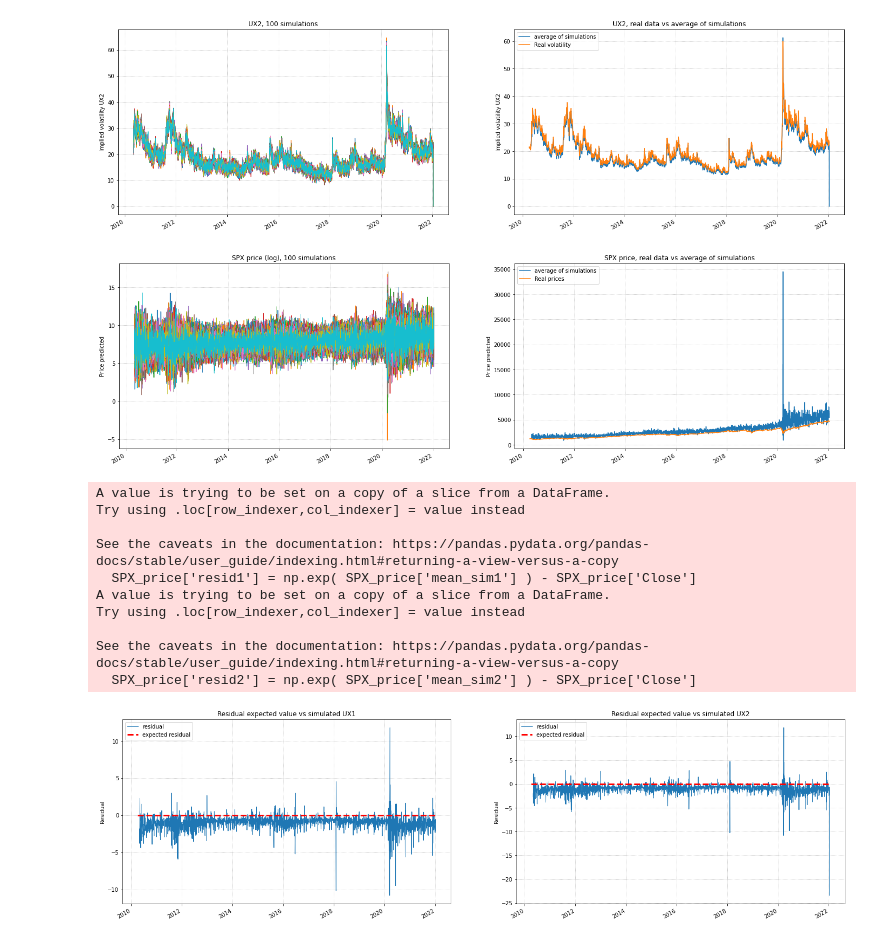
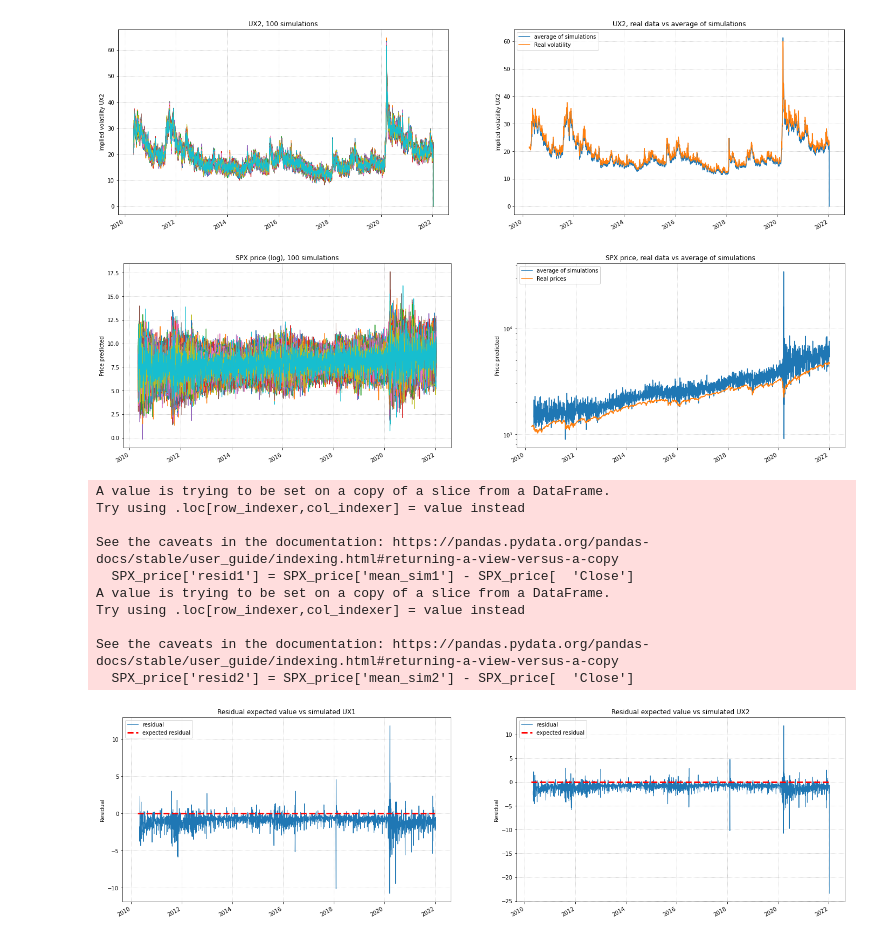
Before and after one commit to aidinattar/Volatility-carry-trading-strategy, a Jupyter notebook: Project.ipynb, the cells around one changed output. Drawn from its saved outputs; the diff is of its cells as text; code cells hidden in the pictures.

```diff
--- a/Project.ipynb
+++ b/Project.ipynb
@@ -290,8 +316,5 @@ for i in range(n,UX1.index.size):
 # %%
-vol1    = np.insert( vol1,    0, np.full( ( n, Npaths ), np.nan ), axis=0 )
-vol2    = np.insert( vol2,    0, np.full( ( n, Npaths ), np.nan ), axis=0 )
-prices1 = np.insert( prices1, 0, np.full( ( n, Npaths ), np.nan ), axis=0 )
-prices2 = np.insert( prices2, 0, np.full( ( n, Npaths ), np.nan ), axis=0 )
+'''
 
 for k in range(Npaths):
     col_vol  = 'sim_'   + str( k )
@@ -306,5 +329,5 @@ for k in range(Npaths):
 UX1[      'mean_sim' ] = ( UX1.loc[      :, ['sim_'   + str( k ) for k in range( Npaths ) ] ] ).mean( axis=1 )
 UX2[      'mean_sim' ] = ( UX2.loc[      :, ['sim_'   + str( k ) for k in range( Npaths ) ] ] ).mean( axis=1 )
 SPX_price['mean_sim1'] = ( SPX_price.loc[:, ['sim_1_' + str( k ) for k in range( Npaths ) ] ] ).mean( axis=1 )
-SPX_price['mean_sim2'] = ( SPX_price.loc[:, ['sim_2_' + str( k ) for k in range( Npaths ) ] ] ).mean( axis=1 )
+SPX_price['mean_sim2'] = ( SPX_price.loc[:, ['sim_2_' + str( k ) for k in range( Npaths ) ] ] ).mean( axis=1 )'''
 # %% [output]
@@ -333,8 +337,7 @@ fig, ax = plt.subplots( ncols=2, figsize=( 24, 7 ) )
 
 #ax[0].plot(UX1.index, UX1.PX_LAST, lw=2, label='Real volatility')
 for k in range( Npaths ):
-    col = 'sim_' + str(k)
-    ax[0].plot( UX1.index, UX1[col], label='', lw=1 )
+    ax[0].plot( UX1.index, np.sqrt( vol1[:,k] ), label='', lw=1 )
 ax[0].grid( linestyle='dotted' )
 #ax[0].legend(loc='upper left')
 ax[0].set_title ( 'UX1, ' + str( Npaths ) + ' simulations' )
@@ -356,14 +359,13 @@ fig, ax = plt.subplots( ncols=2, figsize=( 24, 7 ) )
 
 #ax[0].plot(UX1.index, UX1.PX_LAST, lw=2, label='Real volatility')
 for k in range( Npaths ):
-    col = 'sim_1_' + str(k)
-    ax[0].plot( SPX_price.index, SPX_price[col], label='', lw=1 )
+    ax[0].plot( SPX_price.index, prices1[:, k], label='', lw=1 )
 ax[0].grid( linestyle='dotted' )
 #ax[0].legend(loc='upper left')
 ax[0].set_title ( 'SPX price (log), ' + str( Npaths ) + ' simulations' )
 ax[0].set_ylabel( 'Price predicted' )
 
-ax[1].plot( SPX_price.index, np.exp(SPX_price['mean_sim1']), label='average of simulations' )
+ax[1].plot( SPX_price.index, SPX_price['mean_sim1'], label='average of simulations' )
 ax[1].plot( SPX_price.index, SPX_price.Close, label='Real prices')
 ax[1].grid( linestyle='dotted')
 ax[1].legend( loc='upper left')
@@ -378,8 +380,7 @@ plt.show()
 fig, ax = plt.subplots(ncols=2, figsize=(24,7))
 
 for k in range(Npaths):
-    col = 'sim_' + str(k)
-    ax[0].plot(UX2.index, UX2[col], label='', lw=1)
+    ax[0].plot( UX2.index, np.sqrt( vol2[:,k] ), label='', lw=1 )
 #ax[0].plot(UX2.index, UX2.PX_LAST, lw=5, label='Real volatility')
 ax[0].grid(linestyle='dotted')
 #ax[0].legend(loc='best')
@@ -400,42 +401,42 @@ plt.show()
 # %%
 fig, ax = plt.subplots( ncols=2, figsize=( 24, 7 ) )
 
 #ax[0].plot(UX1.index, UX1.PX_LAST, lw=2, label='Real volatility')
 for k in range( Npaths ):
-    col = 'sim_2_' + str(k)
-    ax[0].plot( SPX_price.index, SPX_price[col], label='', lw=1 )
+    ax[0].plot( SPX_price.index, prices1[:, k], label='', lw=1 )
 ax[0].grid( linestyle='dotted' )
 #ax[0].legend(loc='upper left')
 ax[0].set_title ( 'SPX price (log), ' + str( Npaths ) + ' simulations' )
 ax[0].set_ylabel( 'Price predicted' )
 
-ax[1].plot( SPX_price.index, np.exp(SPX_price['mean_sim2']), label='average of simulations' )
+ax[1].plot( SPX_price.index, SPX_price['mean_sim2'], label='average of simulations' )
 ax[1].plot( SPX_price.index, SPX_price.Close, label='Real prices')
 ax[1].grid( linestyle='dotted')
 ax[1].legend( loc='upper left')
 ax[1].set_title ( 'SPX price, real data vs average of simulations')
 ax[1].set_ylabel( 'Price predicted')
+ax[1].set_yscale("log")
 
 fig.autofmt_xdate( )
 plt.show()
 # %% [output]
-[figure, old version]
+[figure, new version]
 # %%
-UX1[      'resid' ] =               UX1['mean_sim']    - UX1[      'PX_LAST']
-UX2[      'resid' ] =               UX2['mean_sim']    - UX2[      'PX_LAST']
-SPX_price['resid1'] = np.exp( SPX_price['mean_sim1'] ) - SPX_price['Close']
-SPX_price['resid2'] = np.exp( SPX_price['mean_sim2'] ) - SPX_price['Close']
+UX1[      'resid' ] =        UX1['mean_sim'] -       UX1['PX_LAST']
+UX2[      'resid' ] =        UX2['mean_sim'] -       UX2['PX_LAST']
+SPX_price['resid1'] = SPX_price['mean_sim1'] - SPX_price[  'Close']
+SPX_price['resid2'] = SPX_price['mean_sim2'] - SPX_price[  'Close']
 # %% [output]
 A value is trying to be set on a copy of a slice from a DataFrame.
 Try using .loc[row_indexer,col_indexer] = value instead
 
 See the caveats in the documentation: https://pandas.pydata.org/pandas-docs/stable/user_guide/indexing.html#returning-a-view-versus-a-copy
-  SPX_price['resid1'] = np.exp( SPX_price['mean_sim1'] ) - SPX_price['Close']
+  SPX_price['resid1'] = SPX_price['mean_sim1'] - SPX_price[  'Close']
 A value is trying to be set on a copy of a slice from a DataFrame.
 Try using .loc[row_indexer,col_indexer] = value instead
 
 See the caveats in the documentation: https://pandas.pydata.org/pandas-docs/stable/user_guide/indexing.html#returning-a-view-versus-a-copy
-  SPX_price['resid2'] = np.exp( SPX_price['mean_sim2'] ) - SPX_price['Close']
+  SPX_price['resid2'] = SPX_price['mean_sim2'] - SPX_price[  'Close']
 # %%
 fig, ax = plt.subplots(ncols=2, figsize=(24,7))
 
```
Also changed, not shown: parts of 12 cells of this notebook.
